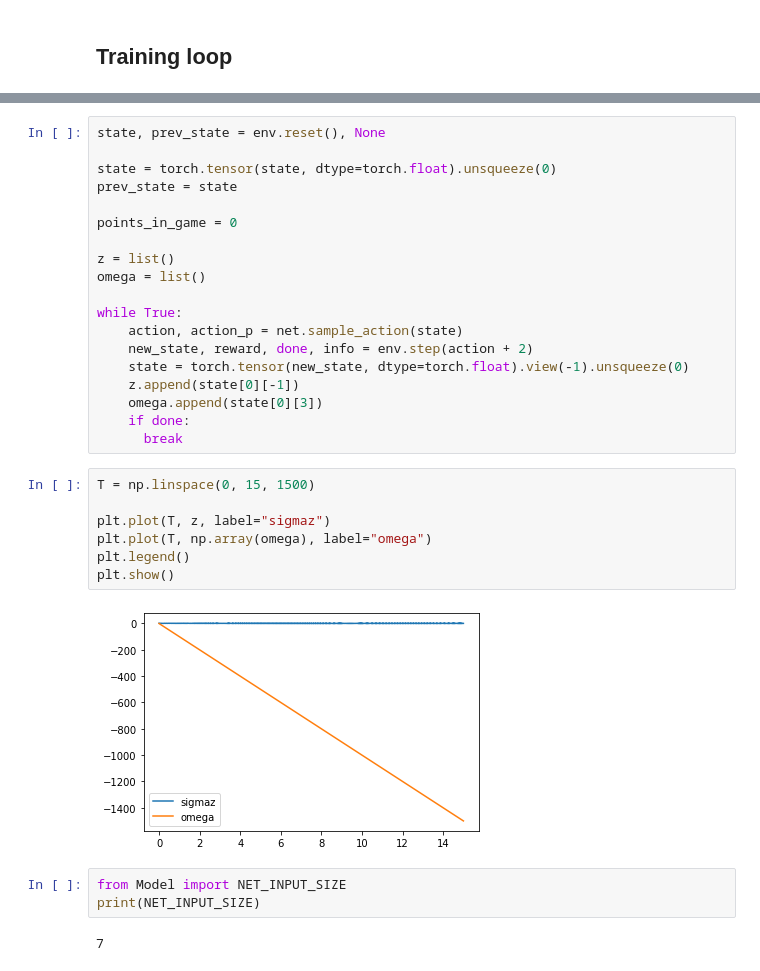
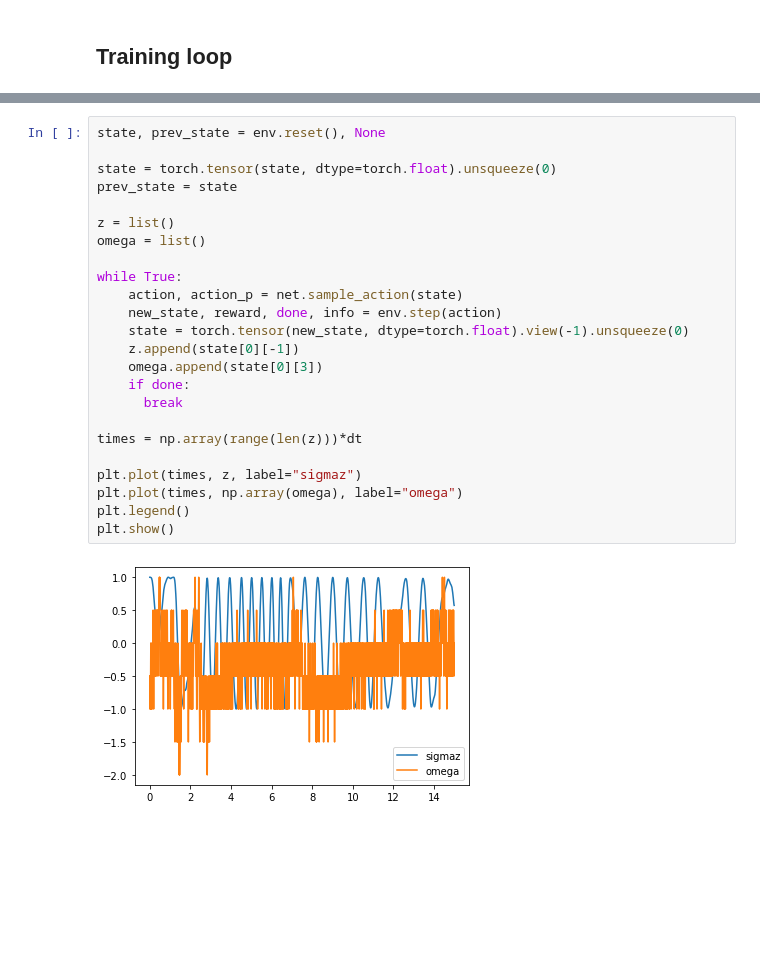
Before and after one commit to SergeyHazanov/ML_2021_quantum_control, a Jupyter notebook: test_notebook.ipynb, the cells around one changed output, grey strips where cells are left out. Saved outputs shown, nothing was run; the diff lists cells and outputs as text; blank space fills up the shorter version.

```diff
--- a/test_notebook.ipynb
+++ b/test_notebook.ipynb
@@ -142,33 +143,26 @@ plt.show()
 # %%
 state, prev_state = env.reset(), None
 
 state = torch.tensor(state, dtype=torch.float).unsqueeze(0)
 prev_state = state
 
-points_in_game = 0
-
 z = list()
 omega = list()
 
 while True:
     action, action_p = net.sample_action(state)
-    new_state, reward, done, info = env.step(action + 2)
+    new_state, reward, done, info = env.step(action)
     state = torch.tensor(new_state, dtype=torch.float).view(-1).unsqueeze(0)
     z.append(state[0][-1])
     omega.append(state[0][3])
     if done:
       break
+
+times = np.array(range(len(z)))*dt
+
+plt.plot(times, z, label="sigmaz")
+plt.plot(times, np.array(omega), label="omega")
+plt.legend()
+plt.show()
+# %% [output]
+[figure, added]
-# %%
-T = np.linspace(0, 15, 1500)
-
-plt.plot(T, z, label="sigmaz")
-plt.plot(T, np.array(omega), label="omega")
-plt.legend()
-plt.show()
-# %% [output]
-[figure, removed]
-# %%
-from Model import NET_INPUT_SIZE
-print(NET_INPUT_SIZE)
-# %% [output]
-7
```
Also changed, not shown: parts of 8 cells of this notebook, 4 other files.
